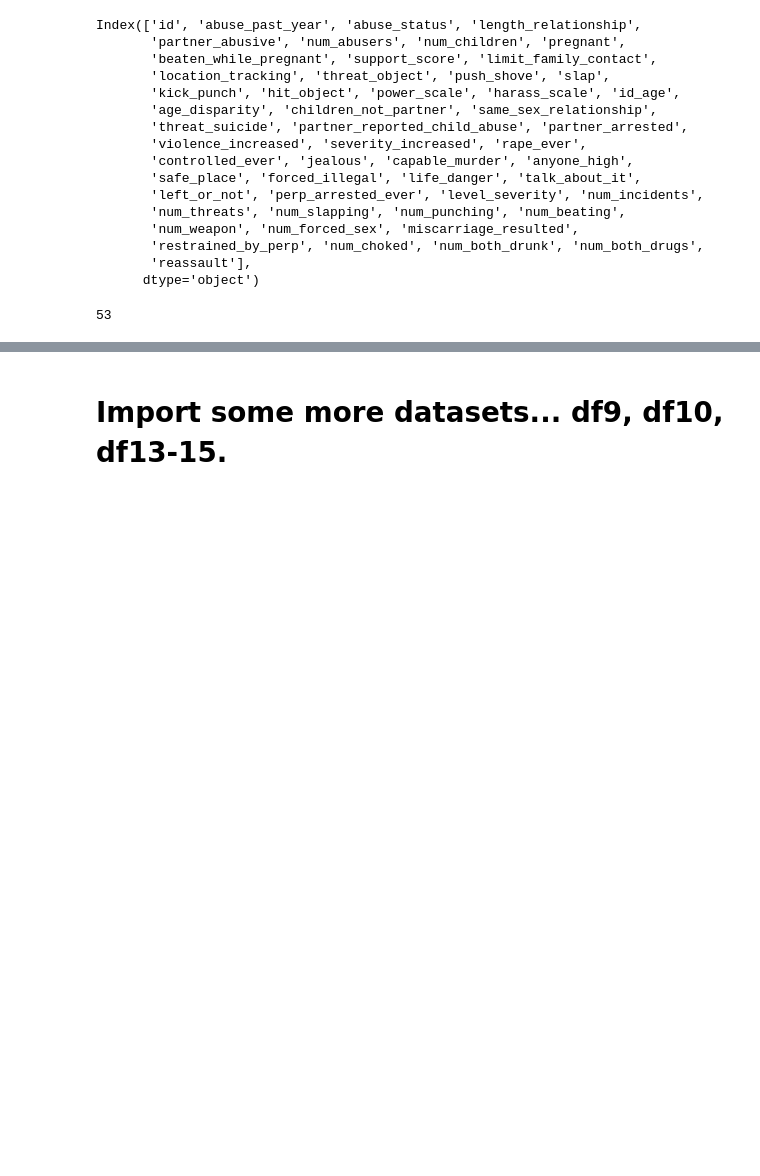
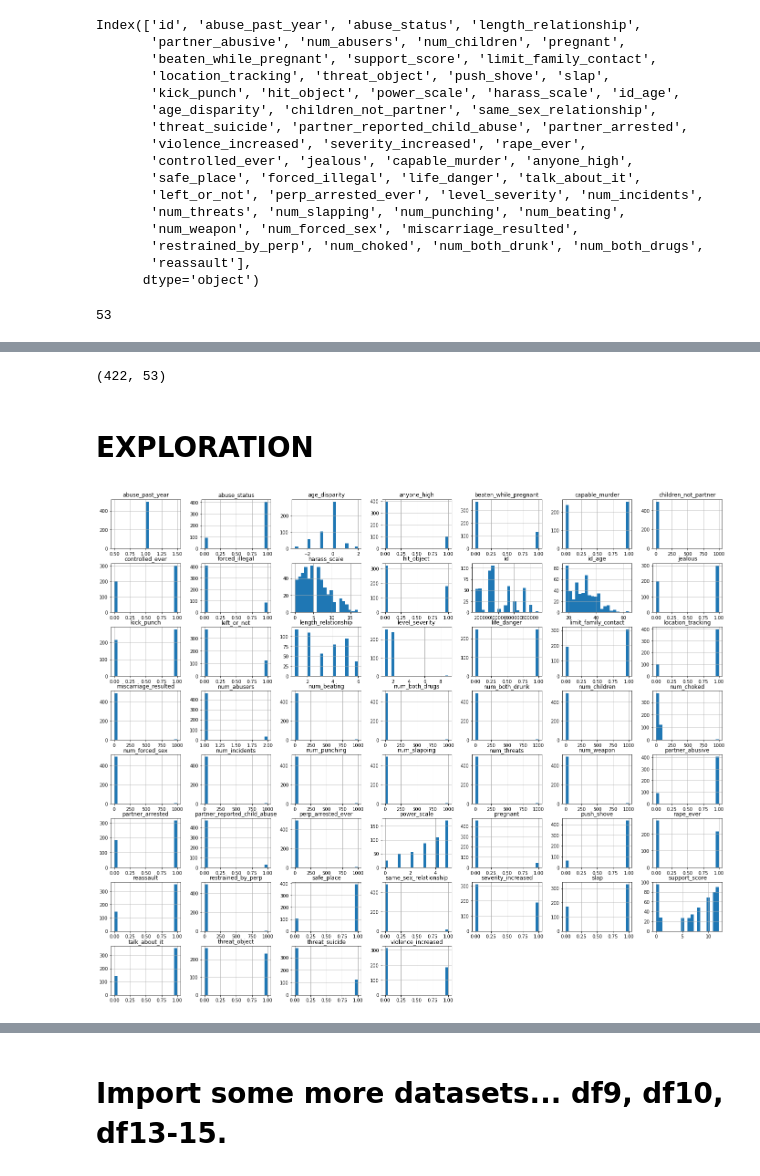
Before and after one commit to codeup-capstone-one/domestic-violence, a Jupyter notebook: jesse_dvproject_phase2.ipynb, the cells around one changed output, grey strips where cells are left out. Drawn from its saved outputs; the diff is of its cells as text; code cells hidden in the pictures; blank space fills up the shorter version.

```diff
--- a/jesse_dvproject_phase2.ipynb
+++ b/jesse_dvproject_phase2.ipynb
@@ -120,7 +120,7 @@ Index(['CASEID', 'M5FIRED', 'M11HIGH', 'M35SAFE', 'M41ILLGL', 'M42DAGRR',
        'BOTHDRUN', 'NDRUGS', 'RDRUGS', 'BOTHDRUG', 'RECID'],
       dtype='object')
 # %%
-prepare.rename_columns_recid(dfb)
+dfb = prepare.rename_columns_recid(dfb)
 # %%
 dfb.head()
 # %% [output]
@@ -401,0 +452,16 @@ len(list(df_atemp.columns))
+# %%
+train_df.shape
+# %% [output]
+(422, 53)
+# %% [markdown]
+# EXPLORATION
+# %%
+def plot_hist(df):
+    """
+    Plots the distribution of the dataframe's variables.
+    """
+    df.hist(figsize=(24, 20), bins=20)
+# %%
+plot_hist(df_atemp)
+# %% [output]
+[figure, added]
```
Also changed, not shown: parts of 13 cells of this notebook.
